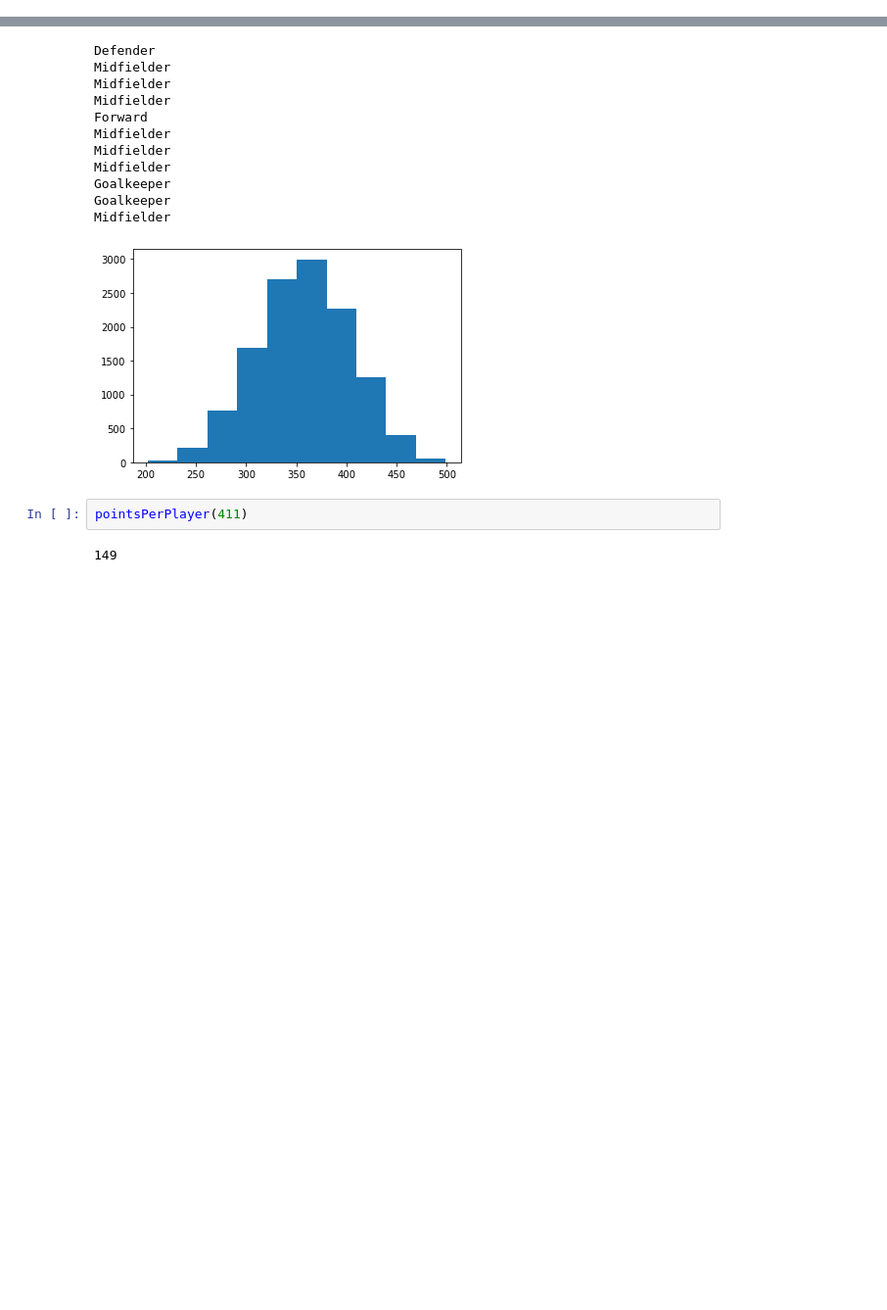
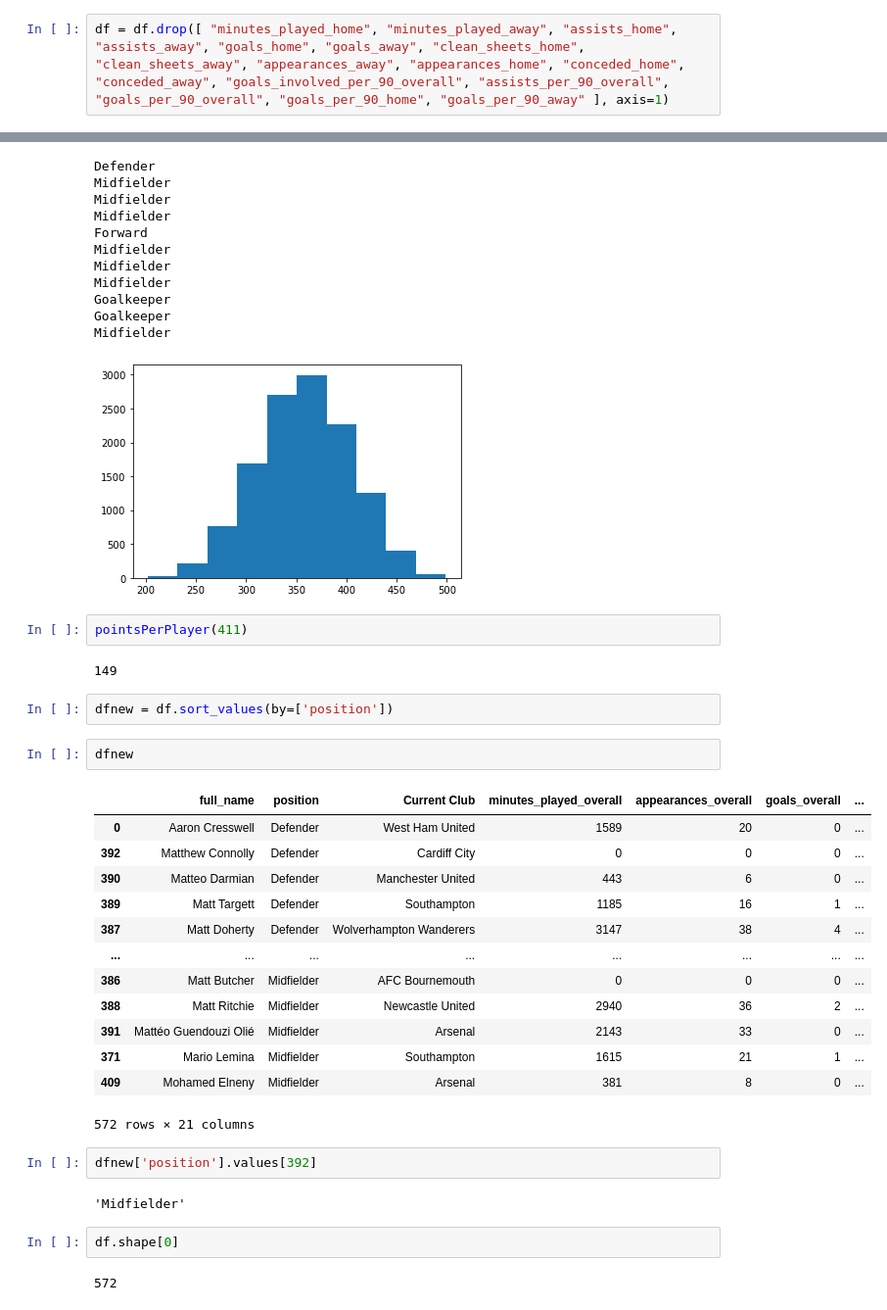
Before and after one commit to gullholm/fantasy_master, a Jupyter notebook: Playerstats.ipynb, the cells around one changed output, grey strips where cells are left out. Shown: that part at 98% size. Cells and saved outputs as stored; diff of their text form; blank space fills up the shorter version.

```diff
--- a/Playerstats.ipynb
+++ b/Playerstats.ipynb
@@ -83,3 +82,5 @@ df.head()
 | 3 | Aaron Ramsey | Midfielder | Arsenal | 1327 | 689 | 638 | ... |
 | 4 | Aaron Rowe | Forward | Huddersfield Town | 69 | 14 | 55 | ... |
 5 rows × 38 columns
+# %%
+df = df.drop([ "minutes_played_home", "minutes_played_away", "assists_home", "assists_away", "goals_home", "goals_away", "clean_sheets_home", "clean_sheets_away", "appearances_away", "appearances_home", "conceded_home", "conceded_away", "goals_involved_per_90_overall", "assists_per_90_overall", "goals_per_90_overall", "goals_per_90_home", "goals_per_90_away" ], axis=1)
@@ -342,3 +356,29 @@ Midfielder
 pointsPerPlayer(411)
 # %% [output]
 149
+# %%
+dfnew = df.sort_values(by=['position'])
+# %%
+dfnew
+# %% [output]
+|  | full_name | position | Current Club | minutes_played_overall | appearances_overall | goals_overall | ... |
+| 0 | Aaron Cresswell | Defender | West Ham United | 1589 | 20 | 0 | ... |
+| 392 | Matthew Connolly | Defender | Cardiff City | 0 | 0 | 0 | ... |
+| 390 | Matteo Darmian | Defender | Manchester United | 443 | 6 | 0 | ... |
+| 389 | Matt Targett | Defender | Southampton | 1185 | 16 | 1 | ... |
+| 387 | Matt Doherty | Defender | Wolverhampton Wanderers | 3147 | 38 | 4 | ... |
+| ... | ... | ... | ... | ... | ... | ... | ... |
+| 386 | Matt Butcher | Midfielder | AFC Bournemouth | 0 | 0 | 0 | ... |
+| 388 | Matt Ritchie | Midfielder | Newcastle United | 2940 | 36 | 2 | ... |
+| 391 | Mattéo Guendouzi Olié | Midfielder | Arsenal | 2143 | 33 | 0 | ... |
+| 371 | Mario Lemina | Midfielder | Southampton | 1615 | 21 | 1 | ... |
+| 409 | Mohamed Elneny | Midfielder | Arsenal | 381 | 8 | 0 | ... |
+572 rows × 21 columns
+# %%
+dfnew['position'].values[392]
+# %% [output]
+'Midfielder'
+# %%
+df.shape[0]
+# %% [output]
+572
```
Also changed, not shown: parts of 14 cells of this notebook.
